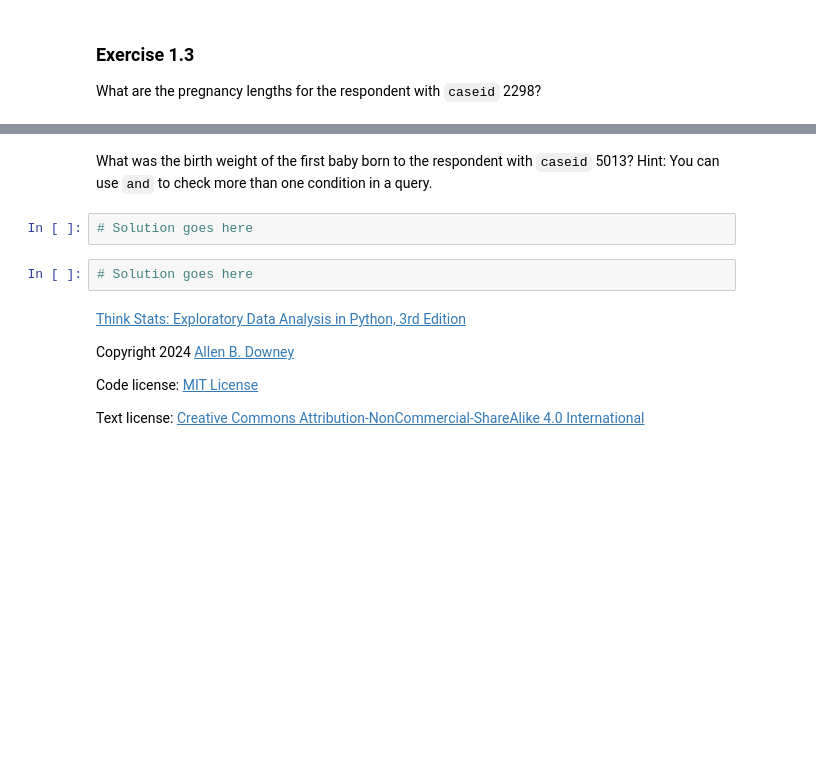
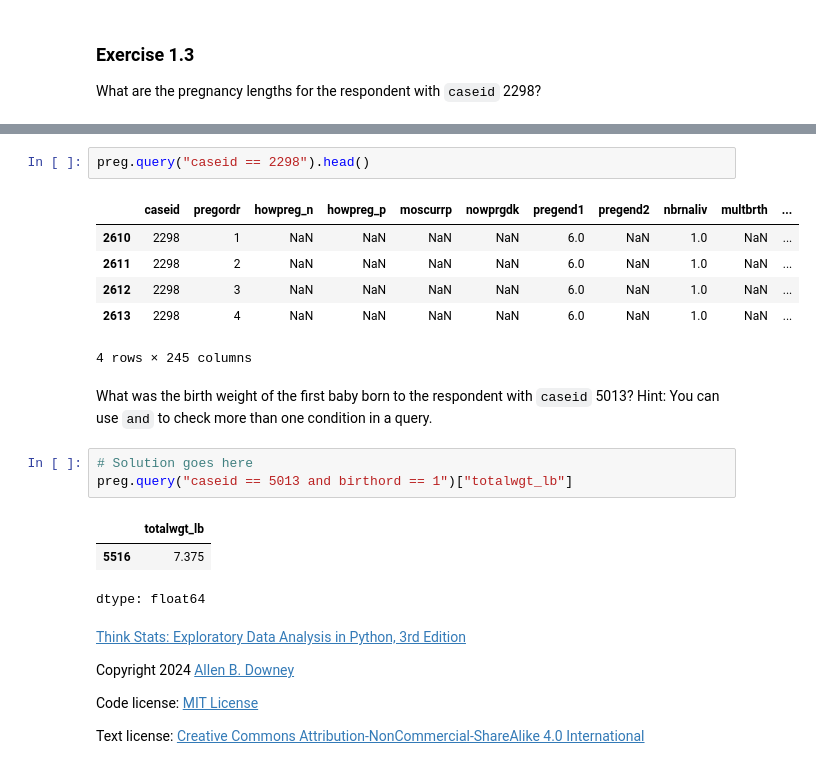
Before and after one commit to MelMacLondon/ML, a Jupyter notebook: nb/chap01.ipynb, the cells around one changed output, grey strips where cells are left out. Cells and saved outputs as stored; diff of their text form; blank space fills up the shorter version.

```diff
--- a/nb/chap01.ipynb
+++ b/nb/chap01.ipynb
@@ -568,10 +713,22 @@ What are the pregnancy lengths for the respondent with `caseid` 2298?
+# %%
+preg.query("caseid == 2298").head()
+# %% [output]
+|  | caseid | pregordr | howpreg_n | howpreg_p | moscurrp | nowprgdk | pregend1 | pregend2 | nbrnaliv | multbrth | ... |
+| 2610 | 2298 | 1 | NaN | NaN | NaN | NaN | 6.0 | NaN | 1.0 | NaN | ... |
+| 2611 | 2298 | 2 | NaN | NaN | NaN | NaN | 6.0 | NaN | 1.0 | NaN | ... |
+| 2612 | 2298 | 3 | NaN | NaN | NaN | NaN | 6.0 | NaN | 1.0 | NaN | ... |
+| 2613 | 2298 | 4 | NaN | NaN | NaN | NaN | 6.0 | NaN | 1.0 | NaN | ... |
+4 rows × 245 columns
 # %% [markdown]
 What was the birth weight of the first baby born to the respondent with `caseid` 5013?
 Hint: You can use `and` to check more than one condition in a query.
 # %%
 # Solution goes here
+preg.query("caseid == 5013 and birthord == 1")["totalwgt_lb"]
+# %% [output]
+|  | totalwgt_lb |
+| 5516 | 7.375 |
+dtype: float64
-# %%
-# Solution goes here
 # %% [markdown]
 [Think Stats: Exploratory Data Analysis in Python, 3rd Edition](https://allendowney.github.io/ThinkStats/index.html)
 
```
Also changed, not shown: parts of 27 cells of this notebook.
